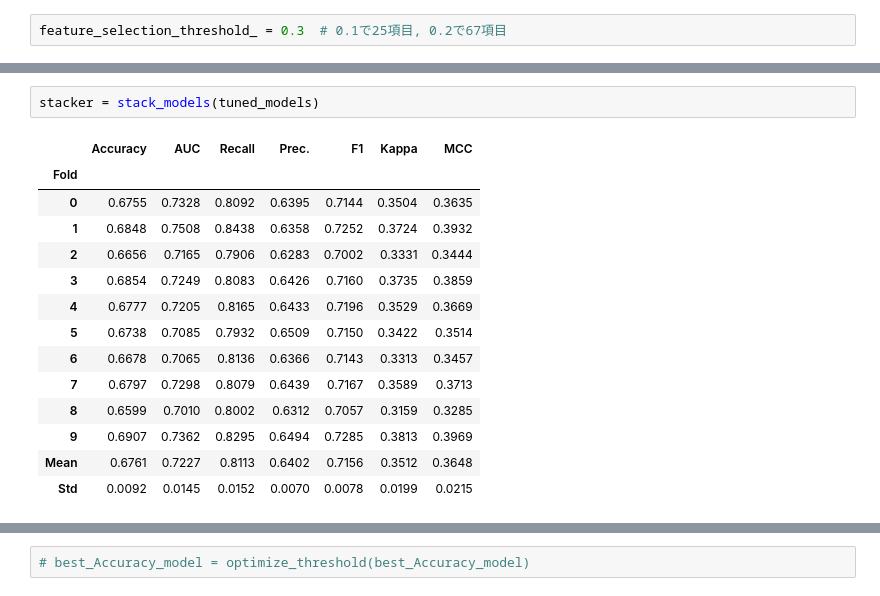
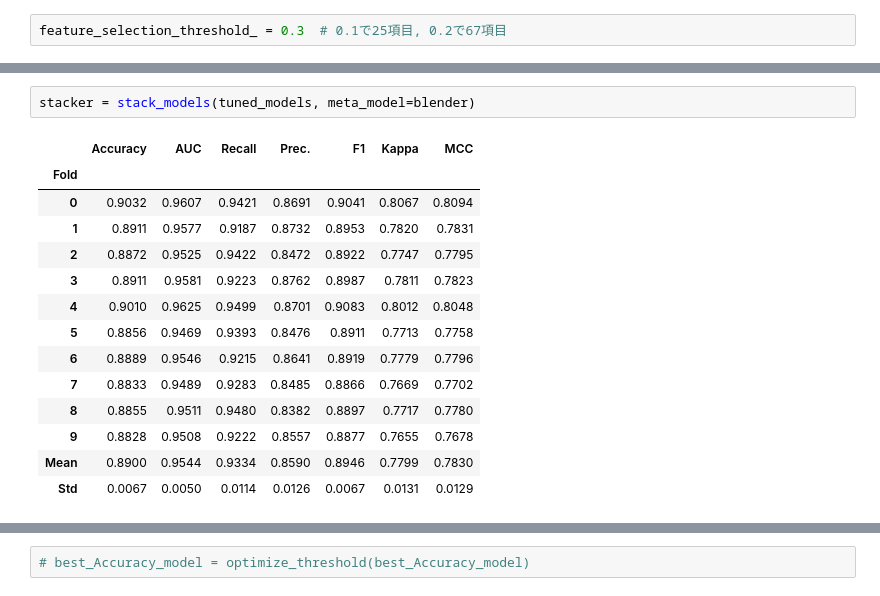
Before and after one commit to batamorphism/Kaggle, a Jupyter notebook: TPS2204/practice_PyCaret.ipynb, the cells around one changed output, grey strips where cells are left out. Saved outputs shown, nothing was run; the diff lists cells and outputs as text.

```diff
--- a/TPS2204/practice_PyCaret.ipynb
+++ b/TPS2204/practice_PyCaret.ipynb
@@ -338,20 +327,20 @@ blender = blend_models(tuned_models)
 # %%
-stacker = stack_models(tuned_models)
+stacker = stack_models(tuned_models, meta_model=blender)
 # %% [output]
 |  | Accuracy | AUC | Recall | Prec. | F1 | Kappa | MCC |
 | Fold |  |  |  |  |  |  |  |
-| 0 | 0.6755 | 0.7328 | 0.8092 | 0.6395 | 0.7144 | 0.3504 | 0.3635 |
-| 1 | 0.6848 | 0.7508 | 0.8438 | 0.6358 | 0.7252 | 0.3724 | 0.3932 |
-| 2 | 0.6656 | 0.7165 | 0.7906 | 0.6283 | 0.7002 | 0.3331 | 0.3444 |
-| 3 | 0.6854 | 0.7249 | 0.8083 | 0.6426 | 0.7160 | 0.3735 | 0.3859 |
-| 4 | 0.6777 | 0.7205 | 0.8165 | 0.6433 | 0.7196 | 0.3529 | 0.3669 |
-| 5 | 0.6738 | 0.7085 | 0.7932 | 0.6509 | 0.7150 | 0.3422 | 0.3514 |
-| 6 | 0.6678 | 0.7065 | 0.8136 | 0.6366 | 0.7143 | 0.3313 | 0.3457 |
-| 7 | 0.6797 | 0.7298 | 0.8079 | 0.6439 | 0.7167 | 0.3589 | 0.3713 |
-| 8 | 0.6599 | 0.7010 | 0.8002 | 0.6312 | 0.7057 | 0.3159 | 0.3285 |
-| 9 | 0.6907 | 0.7362 | 0.8295 | 0.6494 | 0.7285 | 0.3813 | 0.3969 |
-| Mean | 0.6761 | 0.7227 | 0.8113 | 0.6402 | 0.7156 | 0.3512 | 0.3648 |
-| Std | 0.0092 | 0.0145 | 0.0152 | 0.0070 | 0.0078 | 0.0199 | 0.0215 |
+| 0 | 0.9032 | 0.9607 | 0.9421 | 0.8691 | 0.9041 | 0.8067 | 0.8094 |
+| 1 | 0.8911 | 0.9577 | 0.9187 | 0.8732 | 0.8953 | 0.7820 | 0.7831 |
+| 2 | 0.8872 | 0.9525 | 0.9422 | 0.8472 | 0.8922 | 0.7747 | 0.7795 |
+| 3 | 0.8911 | 0.9581 | 0.9223 | 0.8762 | 0.8987 | 0.7811 | 0.7823 |
+| 4 | 0.9010 | 0.9625 | 0.9499 | 0.8701 | 0.9083 | 0.8012 | 0.8048 |
+| 5 | 0.8856 | 0.9469 | 0.9393 | 0.8476 | 0.8911 | 0.7713 | 0.7758 |
+| 6 | 0.8889 | 0.9546 | 0.9215 | 0.8641 | 0.8919 | 0.7779 | 0.7796 |
+| 7 | 0.8833 | 0.9489 | 0.9283 | 0.8485 | 0.8866 | 0.7669 | 0.7702 |
+| 8 | 0.8855 | 0.9511 | 0.9480 | 0.8382 | 0.8897 | 0.7717 | 0.7780 |
+| 9 | 0.8828 | 0.9508 | 0.9222 | 0.8557 | 0.8877 | 0.7655 | 0.7678 |
+| Mean | 0.8900 | 0.9544 | 0.9334 | 0.8590 | 0.8946 | 0.7799 | 0.7830 |
+| Std | 0.0067 | 0.0050 | 0.0114 | 0.0126 | 0.0067 | 0.0131 | 0.0129 |
 # %%
 best_Accuracy_model = automl(optimize = 'Accuracy')
 best_Accuracy_model = calibrate_model(best_Accuracy_model)
```
Also changed, not shown: parts of 15 cells of this notebook.
